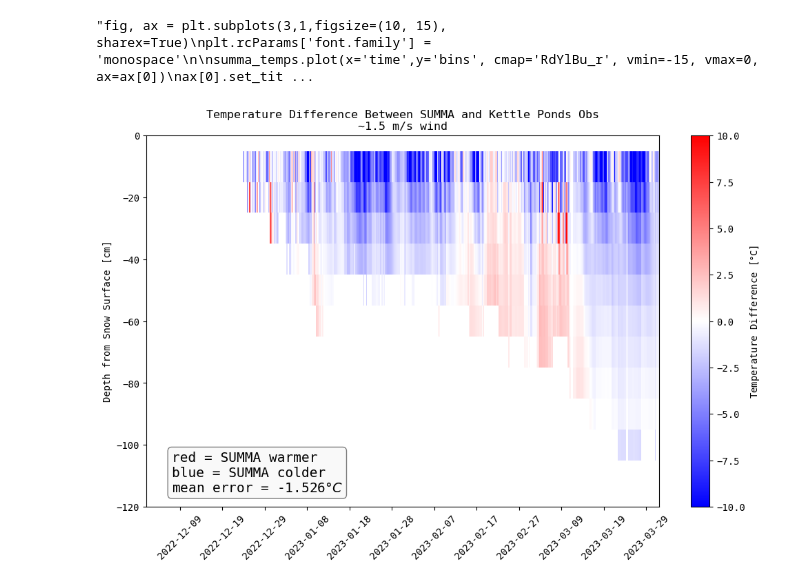
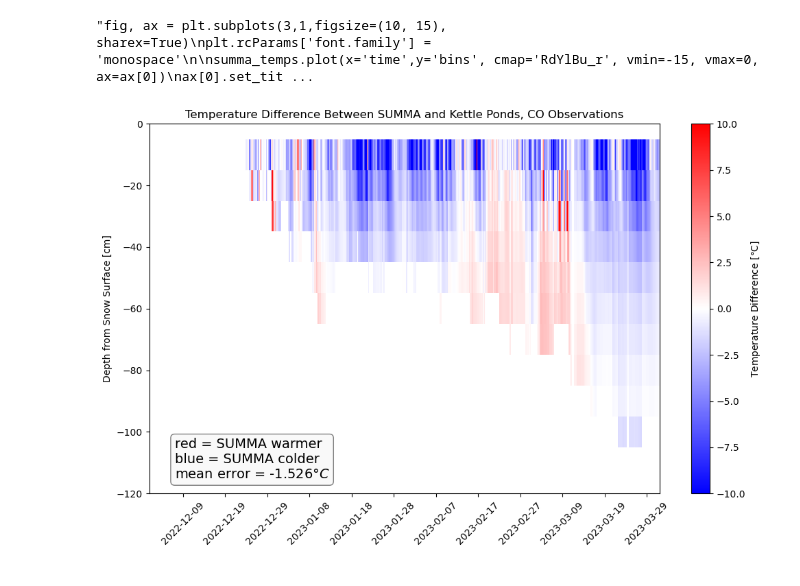
Before and after one commit to clinton-alden/summa, a Jupyter notebook: analysis/kettle_ponds/temp_plot.ipynb, the cells around one changed output. Drawn from its saved outputs; the diff is of its cells as text; code cells hidden in the pictures.

```diff
--- a/analysis/kettle_ponds/temp_plot.ipynb
+++ b/analysis/kettle_ponds/temp_plot.ipynb
@@ -343,32 +343,32 @@ cbar = fig.colorbar(cax)
 
 # Set colorbar ticks from -10 to 10
 # cbar.set_ticks(np.arange(-10, 11, 2))
 
 # Set labels
 # ax.set_xlabel('Time')
 ax.set_ylabel('Depth from Snow Surface [cm]')
-ax.set_title('Temperature Difference Between SUMMA and Kettle Ponds Obs\n~1.5 m/s wind')
+ax.set_title('Temperature Difference Between SUMMA and Kettle Ponds, CO Observations')
 ax.set_ylim(-120, 0)
 cbar.set_label(r'Temperature Difference [$\degree$C]')
 
 # Set x-ticks between Jan 1 and Feb 1, 2023
 start_date = datetime(2022, 12, 1)
 end_date = datetime(2023, 4, 1)
 ax.set_xlim(start_date, end_date)
 
 # Format x-ticks as dates
 ax.xaxis.set_major_locator(mdates.DayLocator(interval=10))
 ax.xaxis.set_major_formatter(mdates.DateFormatter('%Y-%m-%d'))
 
 # Rotate x-tick labels for better readability
 plt.xticks(rotation=45)
 
 # Add a text box
 ax.text(0.05, 0.15, f'red = SUMMA warmer\nblue = SUMMA colder\nmean error = {mean_error}'+r'$\degree C$',
         transform=ax.transAxes, fontsize=14, verticalalignment='top',
         bbox=dict(boxstyle='round', facecolor='whitesmoke', alpha=0.5))
 
 # Show the plot
 plt.show()
 # %% [output]
-[figure, old version]
+[figure, new version]
```
Also changed, not shown: parts of 2 cells of this notebook, 1 other file.
